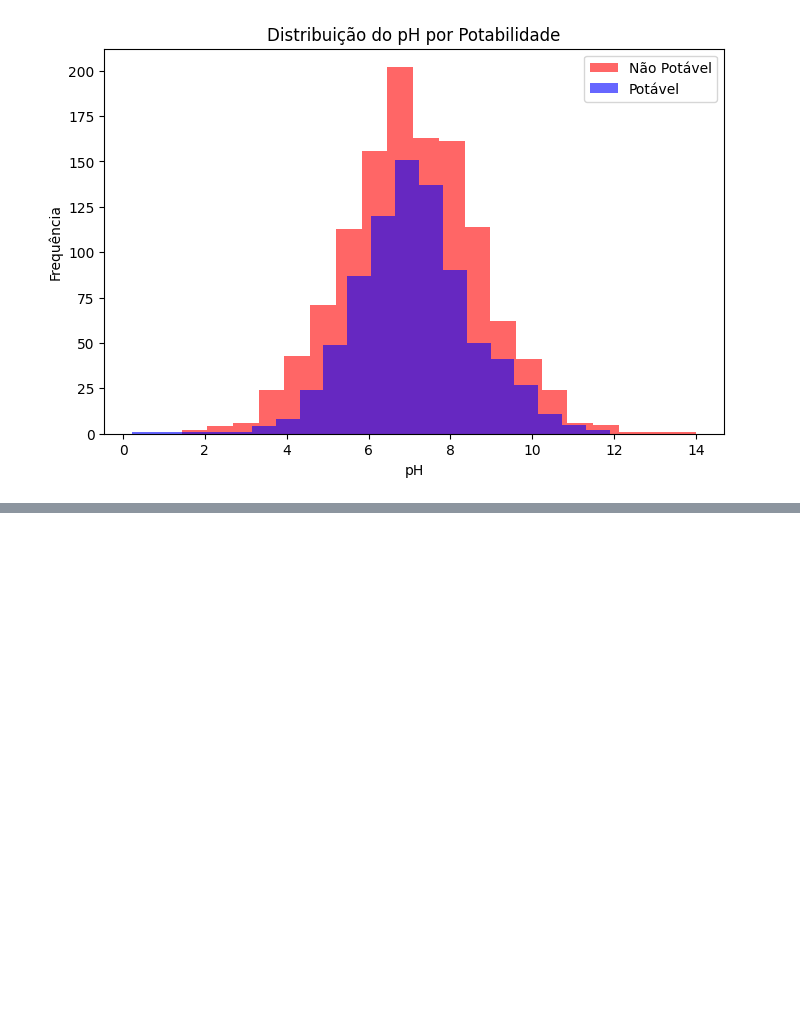
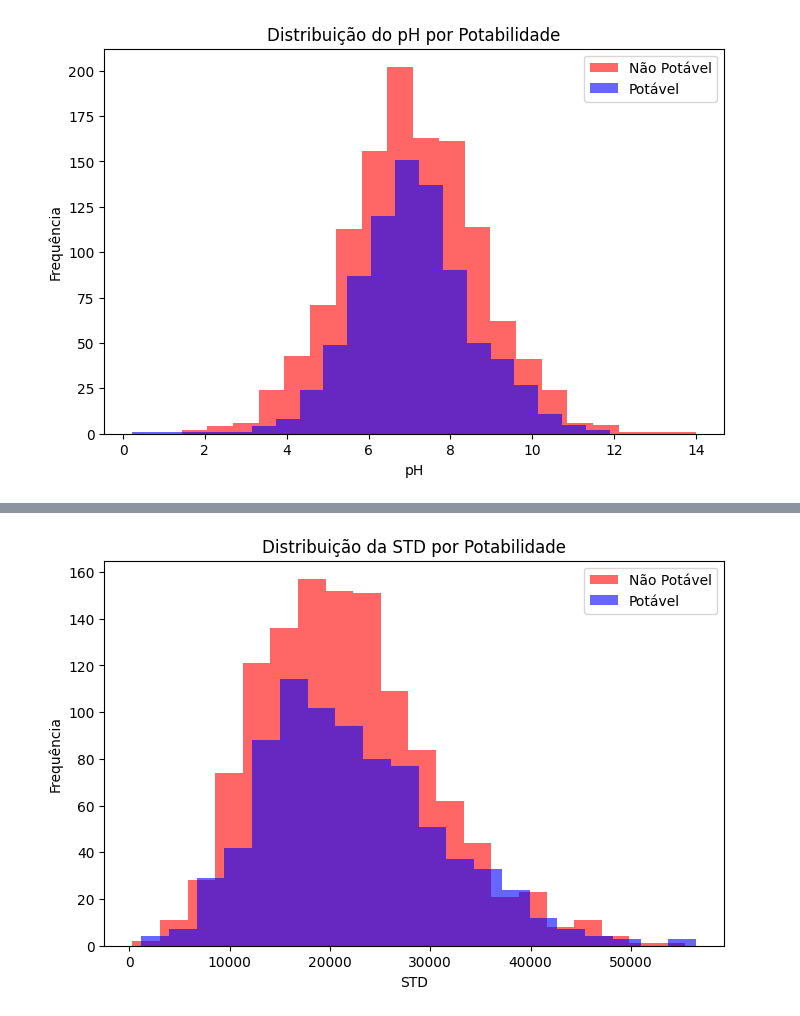
Before and after one commit to Robert-FM/analise-de-potabilidade, a Jupyter notebook: main-project.ipynb, the cells around one changed output, grey strips where cells are left out. Cells and saved outputs as stored; diff of their text form; code cells hidden in the pictures; blank space fills up the shorter version.

```diff
--- a/main-project.ipynb
+++ b/main-project.ipynb
@@ -127,0 +148,17 @@ plt.show()
+# %%
+# Separar os dados
+solidis_nao_potavel = data[data['Potability'] == 0]['Solids']
+solidis_potavel = data[data['Potability'] == 1]['Solids']
+
+# Criar o gráfico
+plt.figure(figsize=(8,5))
+plt.hist(solidis_nao_potavel, bins=20, color='red', alpha=0.6, label='Não Potável')
+plt.hist(solidis_potavel, bins=20, color='blue', alpha=0.6, label='Potável')
+
+plt.title('Distribuição da STD por Potabilidade')
+plt.xlabel('STD')
+plt.ylabel('Frequência')
+plt.legend()
+plt.show()
+# %% [output]
+[figure, added]
```
Also changed, not shown: parts of 10 cells of this notebook, 1 other file.
